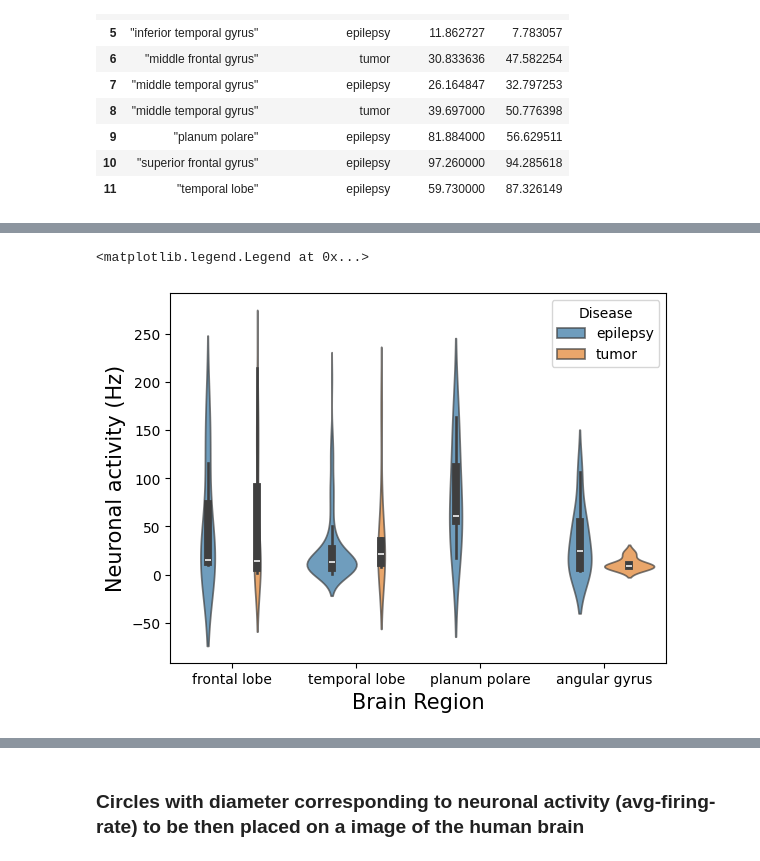
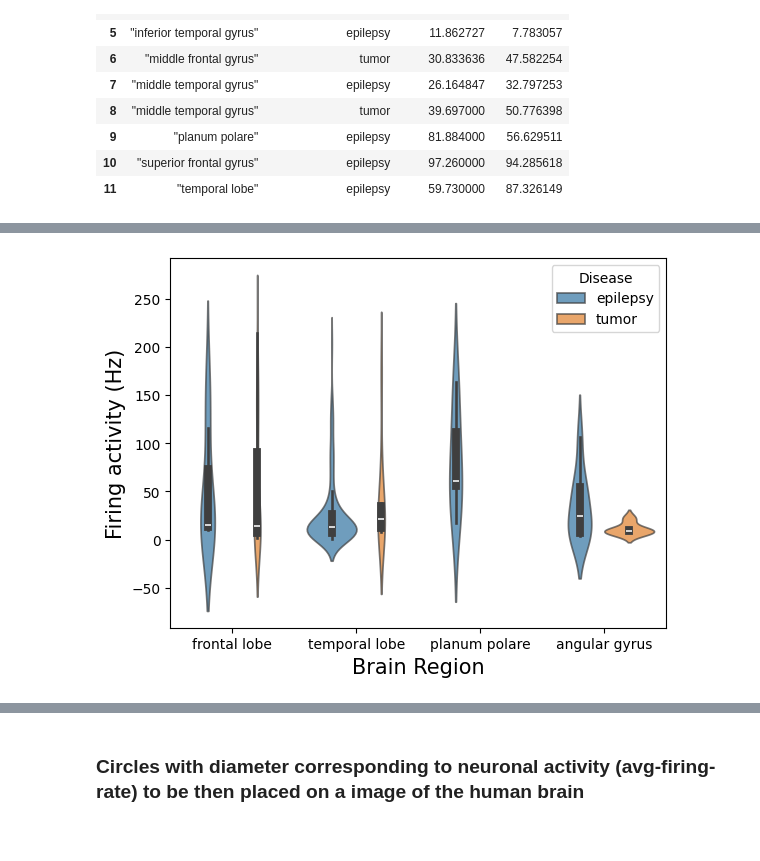
Before and after one commit to LauraMonni1/Project_Human-Brain-Neurons-Analysis, a Jupyter notebook: notebooks/Draft_human_all.ipynb, the cells around one changed output, grey strips where cells are left out. Saved outputs shown, nothing was run; the diff lists cells and outputs as text; code cells hidden in the pictures.

```diff
--- a/notebooks/Draft_human_all.ipynb
+++ b/notebooks/Draft_human_all.ipynb
@@ -240,7 +236,7 @@ df = df1.to_csv("clean_data.csv")
 # %% [markdown]
 ## From here, analysis of the "clean_data.csv" dataframe
 # %%
-df = pd.read_csv("clean_data.csv")
+df = pd.read_csv("../data/clean_data.csv")
 df.drop(["Unnamed: 0"], axis = 1, inplace = True)
 df.shape
 # %% [output]
@@ -453,8 +407,8 @@ TypeError: Data source must be a DataFrame or Mapping, not <class 'pandas.core.s
 # %%
 violin_firing_region = sns.violinplot(data=df, x="structure--name", y="avg-firing-rate", hue="donor--disease-state", alpha = 0.7)
 violin_firing_region.set_xlabel("Brain Region", fontsize=15)
-violin_firing_region.set_ylabel("Neuronal activity (Hz)", fontsize=15)
+violin_firing_region.set_ylabel("Firing activity (Hz)", fontsize=15)
 plt.legend(title = "Disease")
+plt.savefig("violin_firing.png")
 # %% [output]
-<matplotlib.legend.Legend at 0x...>
-[figure, old version]
+[figure, new version]
```
Also changed, not shown: parts of 32 cells of this notebook, 8 other files.
